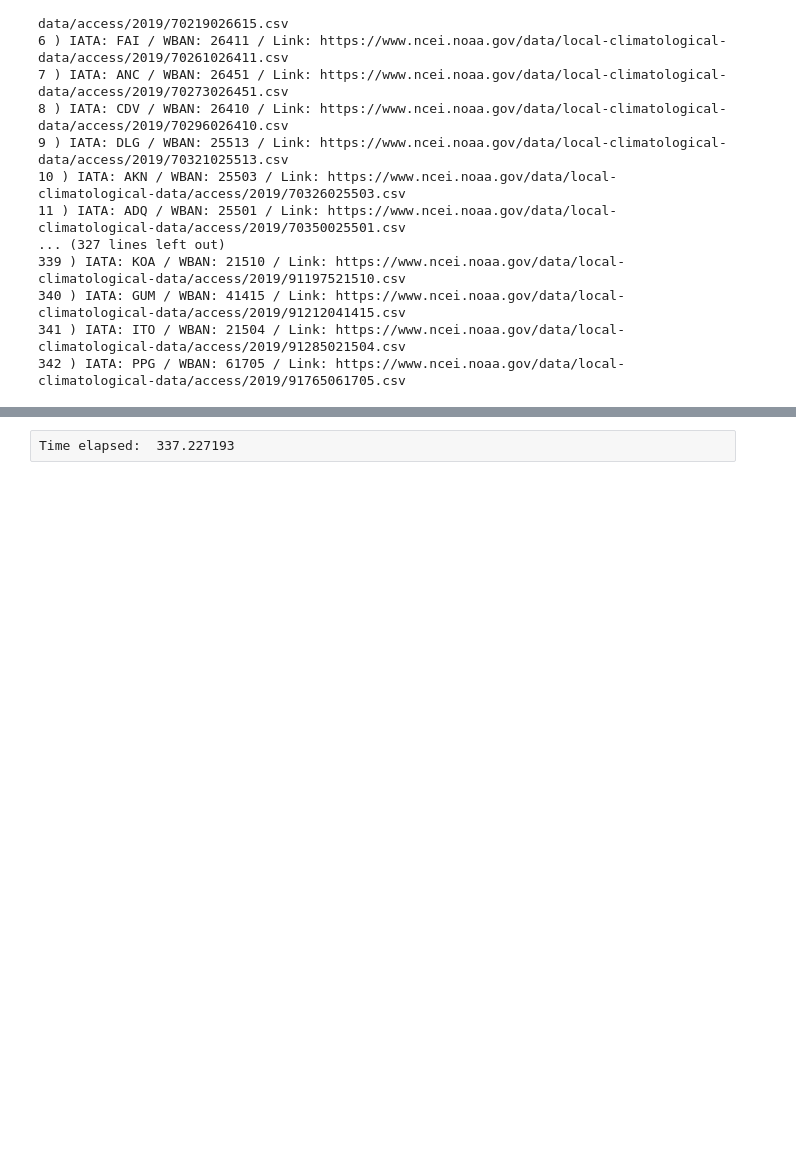
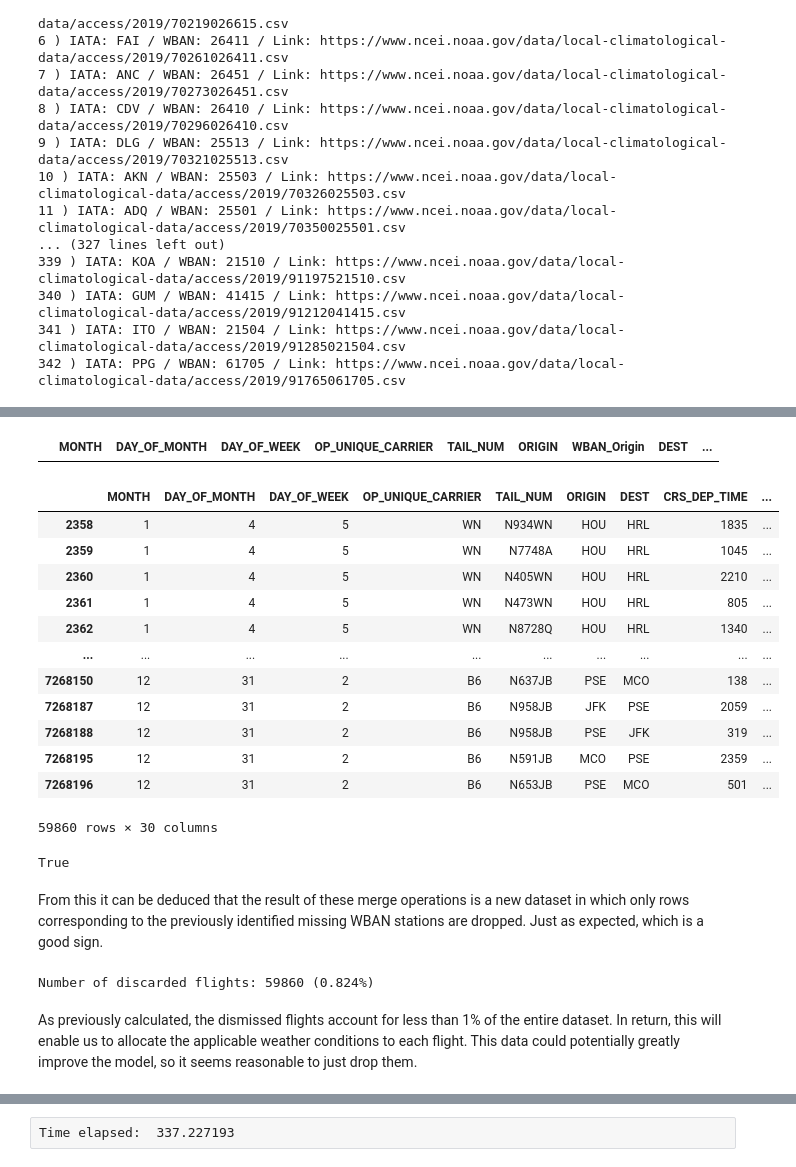
Before and after one commit to malonsol/TFM_KSchool, a Jupyter notebook: EDA/DELAY/WBAN_IATA.ipynb, the cells around one changed output, grey strips where cells are left out. Drawn from its saved outputs; the diff is of its cells as text; code cells hidden in the pictures; blank space fills up the shorter version.

```diff
--- a/EDA/DELAY/WBAN_IATA.ipynb
+++ b/EDA/DELAY/WBAN_IATA.ipynb
@@ -587,0 +543,3 @@ df.to_csv(path_or_buf=output_csv_path,
+# %%
+missingWBAN_completeList = disjointed_IATAs + missing_stations
+missingWBAN_completeList
@@ -587,0 +615,36 @@ df.to_csv(path_or_buf=output_csv_path,
+# %%
+OTP_WBAN_OriginDest[OTP_WBAN_OriginDest['ORIGIN'].isin(missingWBAN_completeList) | \
+                    OTP_WBAN_OriginDest['DEST'].isin(missingWBAN_completeList)]
+# %% [output]
+|  | MONTH | DAY_OF_MONTH | DAY_OF_WEEK | OP_UNIQUE_CARRIER | TAIL_NUM | ORIGIN | WBAN_Origin | DEST | ... |
+# %%
+OTP[OTP['ORIGIN'].isin(missingWBAN_completeList) | \
+    OTP['DEST'].isin(missingWBAN_completeList)]
+# %% [output]
+|  | MONTH | DAY_OF_MONTH | DAY_OF_WEEK | OP_UNIQUE_CARRIER | TAIL_NUM | ORIGIN | DEST | CRS_DEP_TIME | ... |
+| 2358 | 1 | 4 | 5 | WN | N934WN | HOU | HRL | 1835 | ... |
+| 2359 | 1 | 4 | 5 | WN | N7748A | HOU | HRL | 1045 | ... |
+| 2360 | 1 | 4 | 5 | WN | N405WN | HOU | HRL | 2210 | ... |
+| 2361 | 1 | 4 | 5 | WN | N473WN | HOU | HRL | 805 | ... |
+| 2362 | 1 | 4 | 5 | WN | N8728Q | HOU | HRL | 1340 | ... |
+| ... | ... | ... | ... | ... | ... | ... | ... | ... | ... |
+| 7268150 | 12 | 31 | 2 | B6 | N637JB | PSE | MCO | 138 | ... |
+| 7268187 | 12 | 31 | 2 | B6 | N958JB | JFK | PSE | 2059 | ... |
+| 7268188 | 12 | 31 | 2 | B6 | N958JB | PSE | JFK | 319 | ... |
+| 7268195 | 12 | 31 | 2 | B6 | N591JB | MCO | PSE | 2359 | ... |
+| 7268196 | 12 | 31 | 2 | B6 | N653JB | PSE | MCO | 501 | ... |
+59860 rows × 30 columns
+# %%
+(len(OTP) - len(OTP_WBAN_OriginDest)) == len(OTP[OTP['ORIGIN'].isin(missingWBAN_completeList) | \
+                                                 OTP['DEST'].isin(missingWBAN_completeList)])
+# %% [output]
+True
+# %% [markdown]
+From this it can be deduced that the result of these merge operations is a new dataset in which only rows corresponding to the previously identified missing WBAN stations are dropped. Just as expected, which is a good sign.
+# %%
+print("Number of discarded flights: {} ({:5.3f}%)".format((len(OTP) - len(OTP_WBAN_OriginDest)),
+                                                           100 * (len(OTP) - len(OTP_WBAN_OriginDest)) / len(OTP)))
+# %% [output]
+Number of discarded flights: 59860 (0.824%)
+# %% [markdown]
+As previously calculated, the dismissed flights account for less than 1% of the entire dataset. In return, this will enable us to allocate the applicable weather conditions to each flight. This data could potentially greatly improve the model, so it seems reasonable to just drop them.
```
Also changed, not shown: parts of 20 cells of this notebook.
